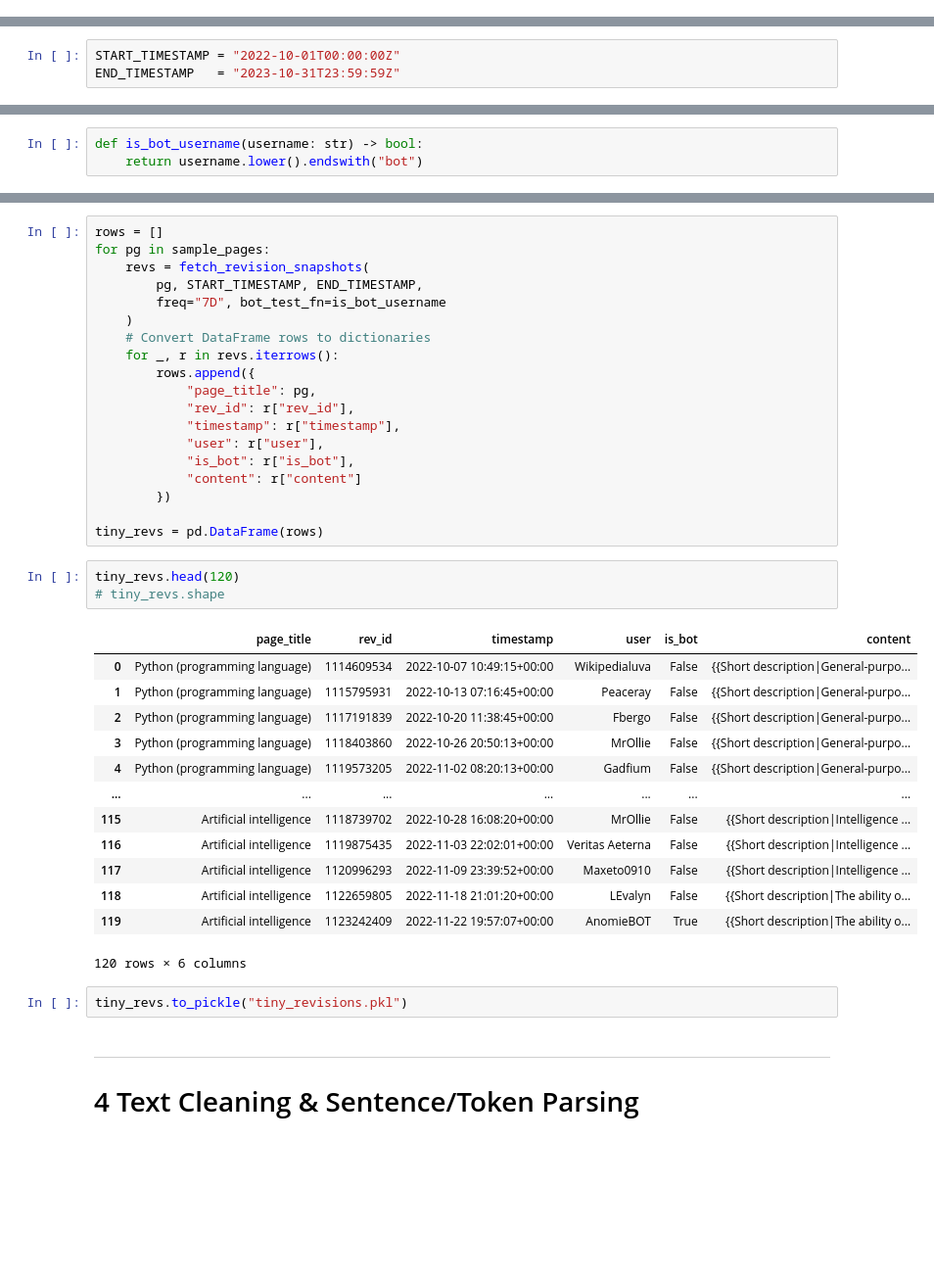
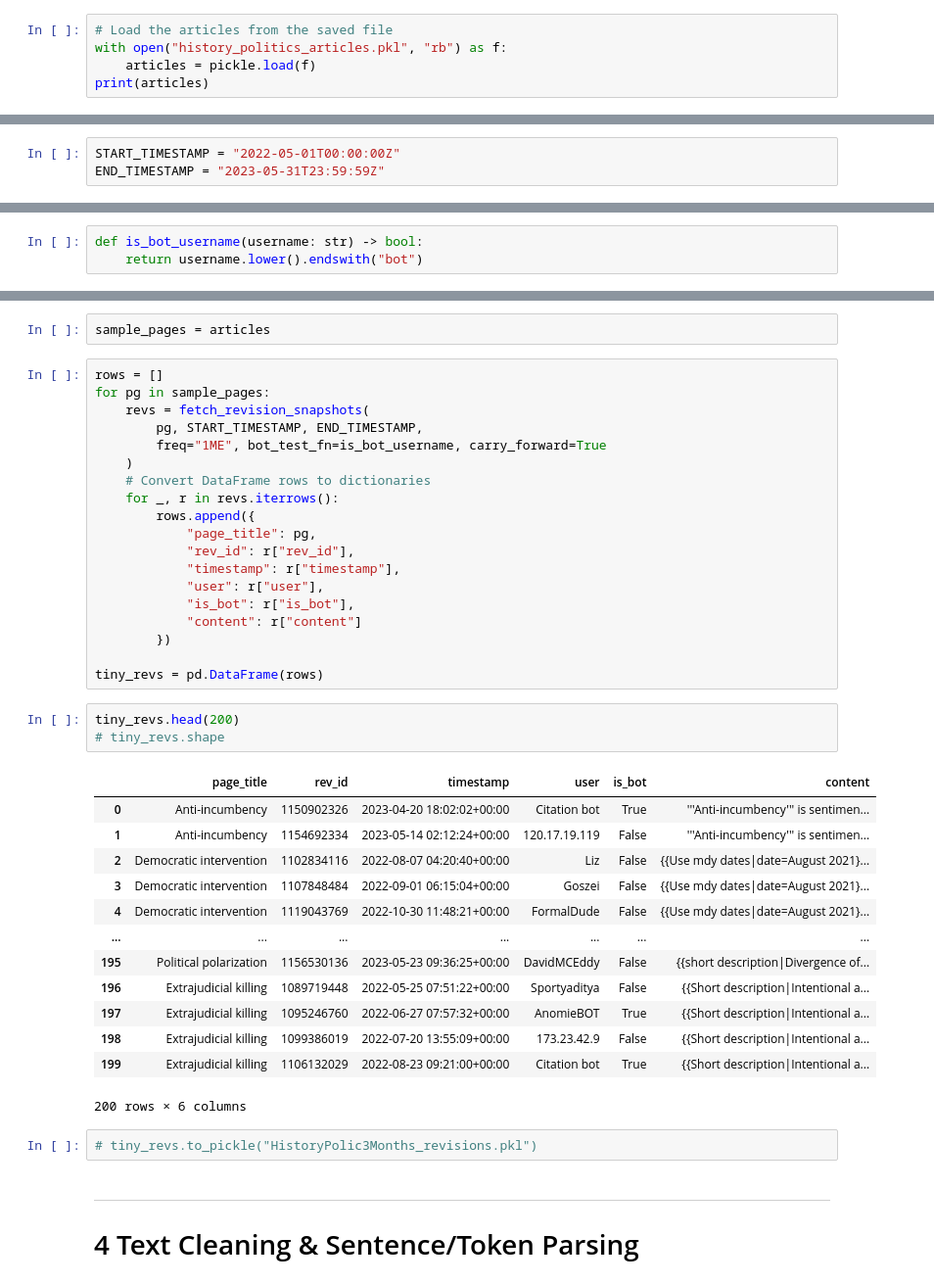
Before and after one commit to LeTartap/WikiMScThesis, a Jupyter notebook: python_code/newPipieline.ipynb, the cells around one changed output, grey strips where cells are left out. Shown at 98% size. Cells and saved outputs as stored; diff of their text form; blank space fills up the shorter version.

```diff
--- a/python_code/newPipieline.ipynb
+++ b/python_code/newPipieline.ipynb
@@ -33,0 +121,5 @@ cuda available!
+# %%
+# Load the articles from the saved file
+with open("history_politics_articles.pkl", "rb") as f:
+    articles = pickle.load(f)
+print(articles)
@@ -40,6 +134,6 @@ sample_pages = [
 # %%
-START_TIMESTAMP = "2022-10-01T00:00:00Z"
-END_TIMESTAMP   = "2023-10-31T23:59:59Z"
+START_TIMESTAMP = "2022-05-01T00:00:00Z"
+END_TIMESTAMP = "2023-05-31T23:59:59Z"
 # %%
 columns = [
     "page_title", "rev_id", "timestamp", "user", "is_bot", "content"
@@ -153,11 +253,13 @@ def fetch_revision_snapshots(
     cols = ["page_title", "snapshot_ts", "rev_id", "timestamp", "user", "is_bot", "content"]
     return snap_df[cols]
+# %%
+sample_pages = articles
 # %%
 rows = []
 for pg in sample_pages:
     revs = fetch_revision_snapshots(
         pg, START_TIMESTAMP, END_TIMESTAMP,
-        freq="7D", bot_test_fn=is_bot_username
+        freq="1ME", bot_test_fn=is_bot_username, carry_forward=True
     )
     # Convert DataFrame rows to dictionaries
     for _, r in revs.iterrows():
@@ -172,24 +274,24 @@ for pg in sample_pages:
 
 tiny_revs = pd.DataFrame(rows)
 # %%
-tiny_revs.head(120)
+tiny_revs.head(200)
 # tiny_revs.shape
 # %% [output]
 |  | page_title | rev_id | timestamp | user | is_bot | content |
-| 0 | Python (programming language) | 1114609534 | 2022-10-07 10:49:15+00:00 | Wikipedialuva | False | {{Short description|General-purpo... |
-| 1 | Python (programming language) | 1115795931 | 2022-10-13 07:16:45+00:00 | Peaceray | False | {{Short description|General-purpo... |
-| 2 | Python (programming language) | 1117191839 | 2022-10-20 11:38:45+00:00 | Fbergo | False | {{Short description|General-purpo... |
-| 3 | Python (programming language) | 1118403860 | 2022-10-26 20:50:13+00:00 | MrOllie | False | {{Short description|General-purpo... |
-| 4 | Python (programming language) | 1119573205 | 2022-11-02 08:20:13+00:00 | Gadfium | False | {{Short description|General-purpo... |
+| 0 | Anti-incumbency | 1150902326 | 2023-04-20 18:02:02+00:00 | Citation bot | True | '''Anti-incumbency''' is sentimen... |
+| 1 | Anti-incumbency | 1154692334 | 2023-05-14 02:12:24+00:00 | 120.17.19.119 | False | '''Anti-incumbency''' is sentimen... |
+| 2 | Democratic intervention | 1102834116 | 2022-08-07 04:20:40+00:00 | Liz | False | {{Use mdy dates|date=August 2021}... |
+| 3 | Democratic intervention | 1107848484 | 2022-09-01 06:15:04+00:00 | Goszei | False | {{Use mdy dates|date=August 2021}... |
+| 4 | Democratic intervention | 1119043769 | 2022-10-30 11:48:21+00:00 | FormalDude | False | {{Use mdy dates|date=August 2021}... |
 | ... | ... | ... | ... | ... | ... | ... |
-| 115 | Artificial intelligence | 1118739702 | 2022-10-28 16:08:20+00:00 | MrOllie | False | {{Short description|Intelligence ... |
-| 116 | Artificial intelligence | 1119875435 | 2022-11-03 22:02:01+00:00 | Veritas Aeterna | False | {{Short description|Intelligence ... |
-| 117 | Artificial intelligence | 1120996293 | 2022-11-09 23:39:52+00:00 | Maxeto0910 | False | {{Short description|Intelligence ... |
-| 118 | Artificial intelligence | 1122659805 | 2022-11-18 21:01:20+00:00 | LEvalyn | False | {{Short description|The ability o... |
-| 119 | Artificial intelligence | 1123242409 | 2022-11-22 19:57:07+00:00 | AnomieBOT | True | {{Short description|The ability o... |
+| 195 | Political polarization | 1156530136 | 2023-05-23 09:36:25+00:00 | DavidMCEddy | False | {{short description|Divergence of... |
+| 196 | Extrajudicial killing | 1089719448 | 2022-05-25 07:51:22+00:00 | Sportyaditya | False | {{Short description|Intentional a... |
+| 197 | Extrajudicial killing | 1095246760 | 2022-06-27 07:57:32+00:00 | AnomieBOT | True | {{Short description|Intentional a... |
+| 198 | Extrajudicial killing | 1099386019 | 2022-07-20 13:55:09+00:00 | 173.23.42.9 | False | {{Short description|Intentional a... |
+| 199 | Extrajudicial killing | 1106132029 | 2022-08-23 09:21:00+00:00 | Citation bot | True | {{Short description|Intentional a... |
-120 rows × 6 columns
+200 rows × 6 columns
 # %%
-tiny_revs.to_pickle("tiny_revisions.pkl")
+# tiny_revs.to_pickle("HistoryPolic3Months_revisions.pkl")
 # %% [markdown]
 ---
 # 4 Text Cleaning & Sentence/Token Parsing
```
Also changed, not shown: parts of 29 cells of this notebook, 3 other files.
